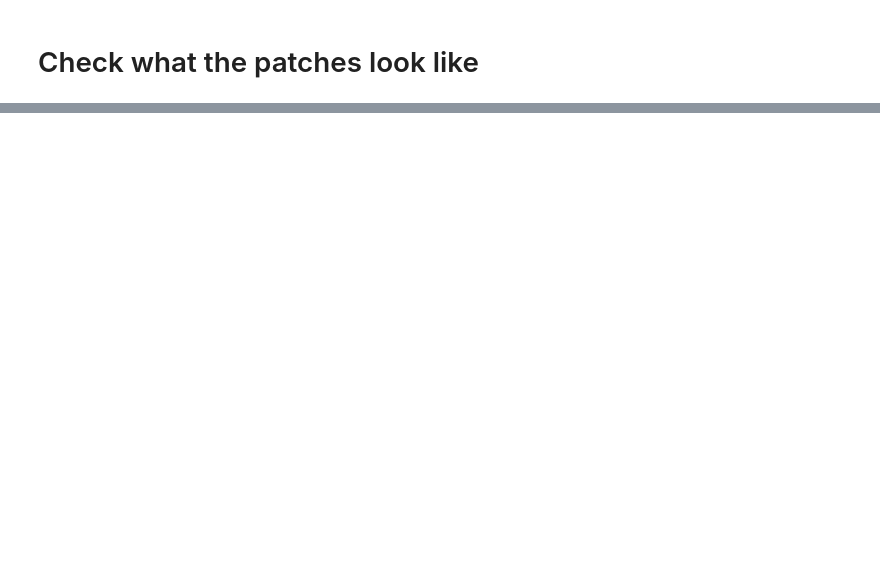
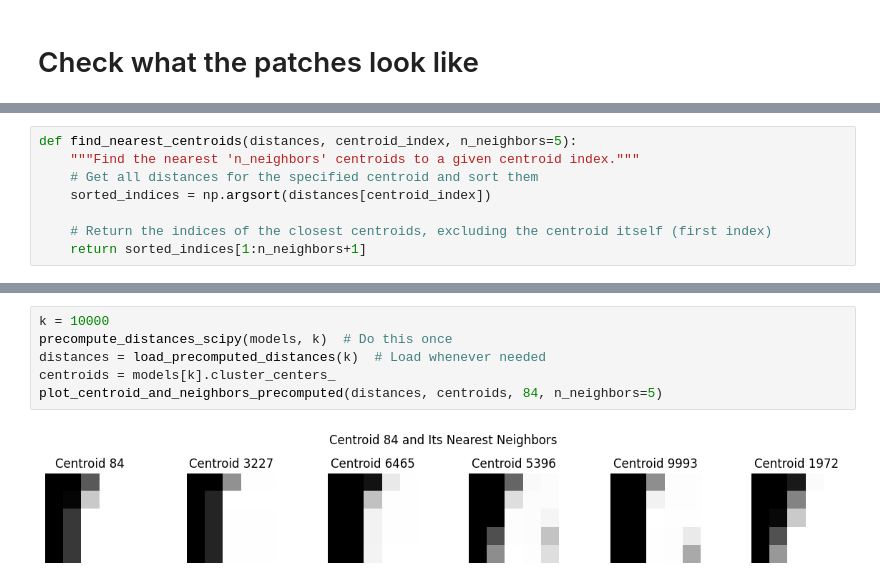
Before and after one commit to snaderi2000/ece-289a, a Jupyter notebook: HW_1/hw_1.ipynb, the cells around one changed output, grey strips where cells are left out. Drawn from its saved outputs; the diff is of its cells as text; blank space fills up the shorter version.

```diff
--- a/HW_1/hw_1.ipynb
+++ b/HW_1/hw_1.ipynb
@@ -179,0 +265,8 @@ plot_samples_from_models(models, sampled_patches)
+# %%
+def find_nearest_centroids(distances, centroid_index, n_neighbors=5):
+    """Find the nearest 'n_neighbors' centroids to a given centroid index."""
+    # Get all distances for the specified centroid and sort them
+    sorted_indices = np.argsort(distances[centroid_index])
+
+    # Return the indices of the closest centroids, excluding the centroid itself (first index)
+    return sorted_indices[1:n_neighbors+1]
@@ -179,0 +321,8 @@ plot_samples_from_models(models, sampled_patches)
+# %%
+k = 10000
+precompute_distances_scipy(models, k)  # Do this once
+distances = load_precomputed_distances(k)  # Load whenever needed
+centroids = models[k].cluster_centers_
+plot_centroid_and_neighbors_precomputed(distances, centroids, 84, n_neighbors=5)
+# %% [output]
+[figure, added]
```
Also changed, not shown: parts of 29 cells of this notebook.
